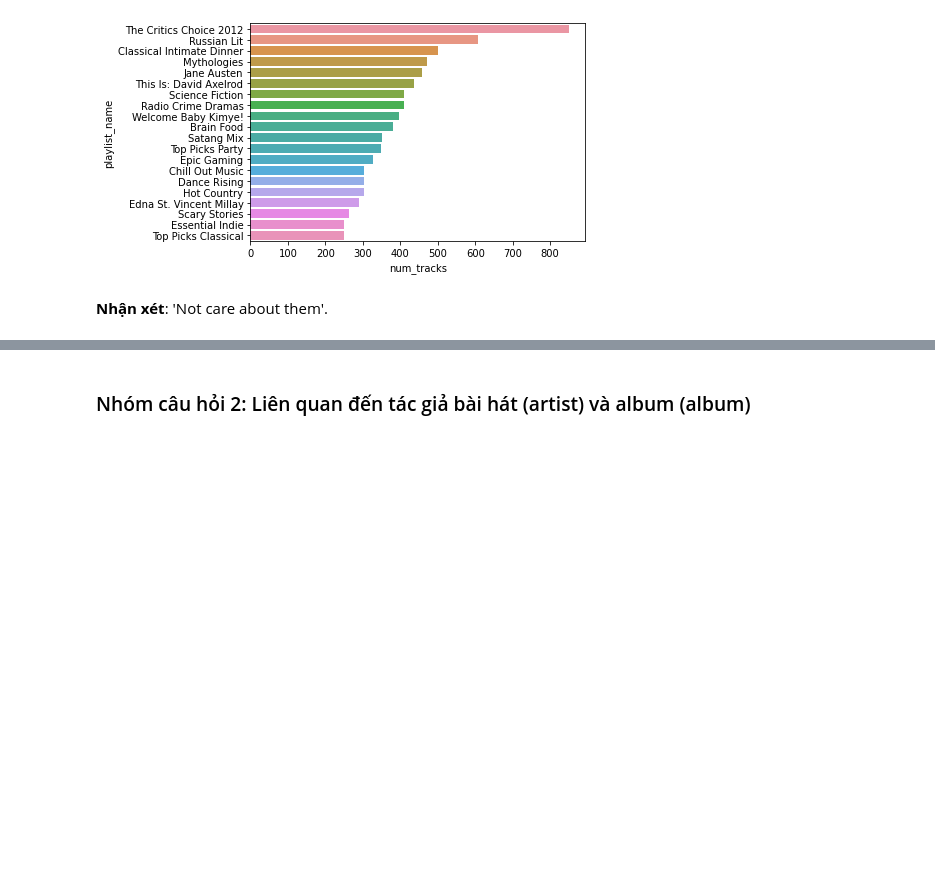
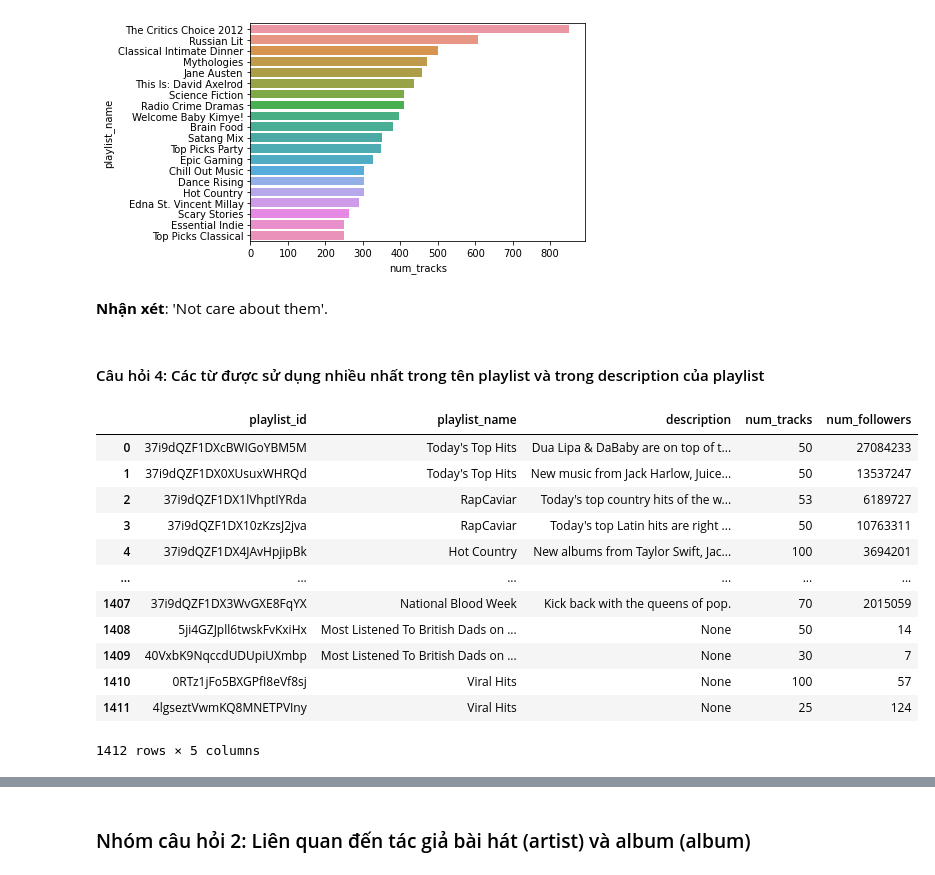
Before and after one commit to ndkhanh360/playlist_continuation, a Jupyter notebook: source/notebook/EDA.ipynb, the cells around one changed output, grey strips where cells are left out. Saved outputs shown, nothing was run; the diff lists cells and outputs as text; code cells hidden in the pictures; blank space fills up the shorter version.

```diff
--- a/source/notebook/EDA.ipynb
+++ b/source/notebook/EDA.ipynb
@@ -175,3 +185,21 @@ sns.barplot(x="num_tracks", y="playlist_name", data=temp_pd[:top_num])
 [figure]
 # %% [markdown]
 **Nhận xét**: 'Not care about them'.
+# %% [markdown]
+#### Câu hỏi 4: Các từ được sử dụng nhiều nhất trong tên playlist và trong description của playlist
+# %%
+pd_playlists
+# %% [output]
+|  | playlist_id | playlist_name | description | num_tracks | num_followers |
+| 0 | 37i9dQZF1DXcBWIGoYBM5M | Today's Top Hits | Dua Lipa & DaBaby are on top of t... | 50 | 27084233 |
+| 1 | 37i9dQZF1DX0XUsuxWHRQd | Today's Top Hits | New music from Jack Harlow, Juice... | 50 | 13537247 |
+| 2 | 37i9dQZF1DX1lVhptIYRda | RapCaviar | Today's top country hits of the w... | 53 | 6189727 |
+| 3 | 37i9dQZF1DX10zKzsJ2jva | RapCaviar | Today's top Latin hits are right ... | 50 | 10763311 |
+| 4 | 37i9dQZF1DX4JAvHpjipBk | Hot Country | New albums from Taylor Swift, Jac... | 100 | 3694201 |
+| ... | ... | ... | ... | ... | ... |
+| 1407 | 37i9dQZF1DX3WvGXE8FqYX | National Blood Week | Kick back with the queens of pop. | 70 | 2015059 |
+| 1408 | 5ji4GZJpll6twskFvKxiHx | Most Listened To British Dads on ... | None | 50 | 14 |
+| 1409 | 40VxbK9NqccdUDUpiUXmbp | Most Listened To British Dads on ... | None | 30 | 7 |
+| 1410 | 0RTz1jFo5BXGPfI8eVf8sj | Viral Hits | None | 100 | 57 |
+| 1411 | 4lgseztVwmKQ8MNETPVIny | Viral Hits | None | 25 | 124 |
+1412 rows × 5 columns
```
Also changed, not shown: parts of 12 cells of this notebook.
